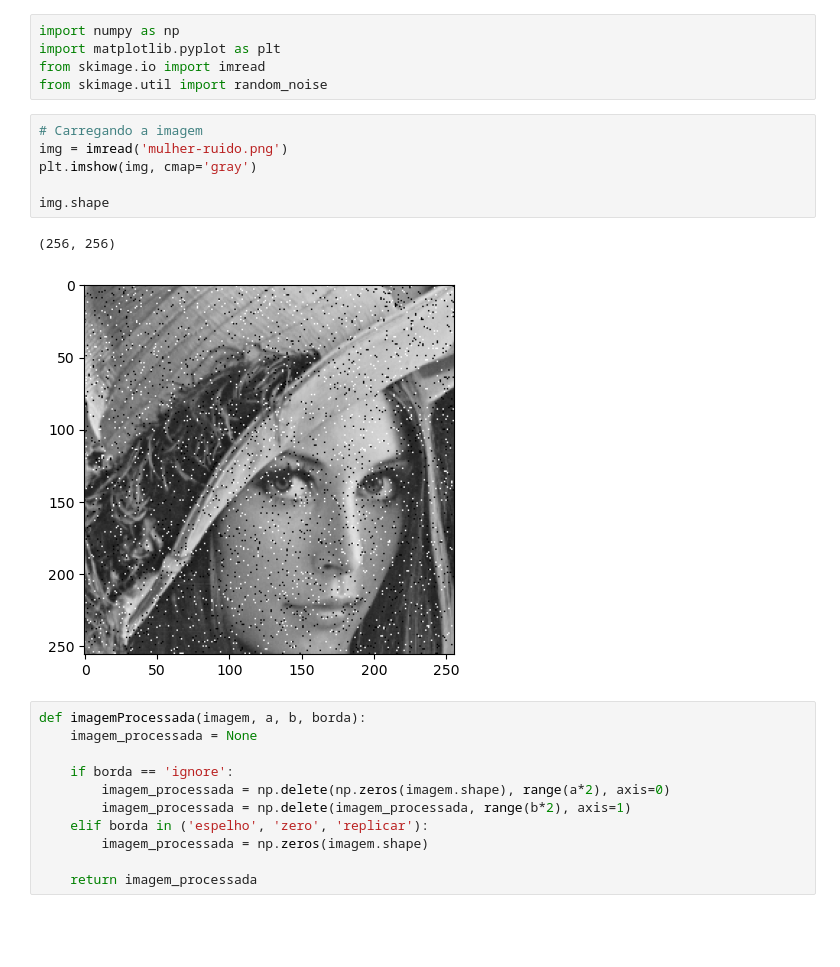
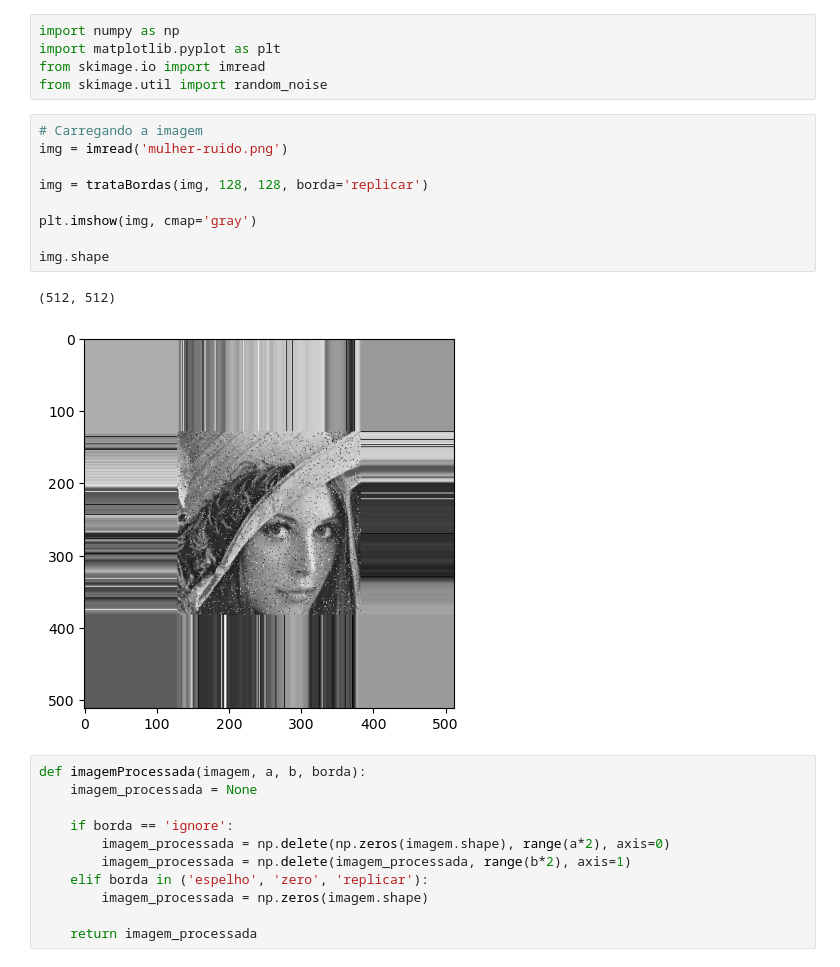
Before and after one commit to EuricoDNJR/Topicos-especiais-em-visao-computacional, a Jupyter notebook: atv_filtro/autobot.ipynb, the cells around one changed output. Drawn from its saved outputs; the diff is of its cells as text; blank space fills up the shorter version.

```diff
--- a/atv_filtro/autobot.ipynb
+++ b/atv_filtro/autobot.ipynb
@@ -6,12 +6,15 @@ from skimage.util import random_noise
 # %%
 # Carregando a imagem
 img = imread('mulher-ruido.png')
+
+img = trataBordas(img, 128, 128, borda='replicar')
+
 plt.imshow(img, cmap='gray')
 
 img.shape
 # %% [output]
-(256, 256)
+(512, 512)
-[figure, old version]
+[figure, new version]
 # %%
 def imagemProcessada(imagem, a, b, borda):
     imagem_processada = None
```
Also changed, not shown: parts of 3 cells of this notebook.
